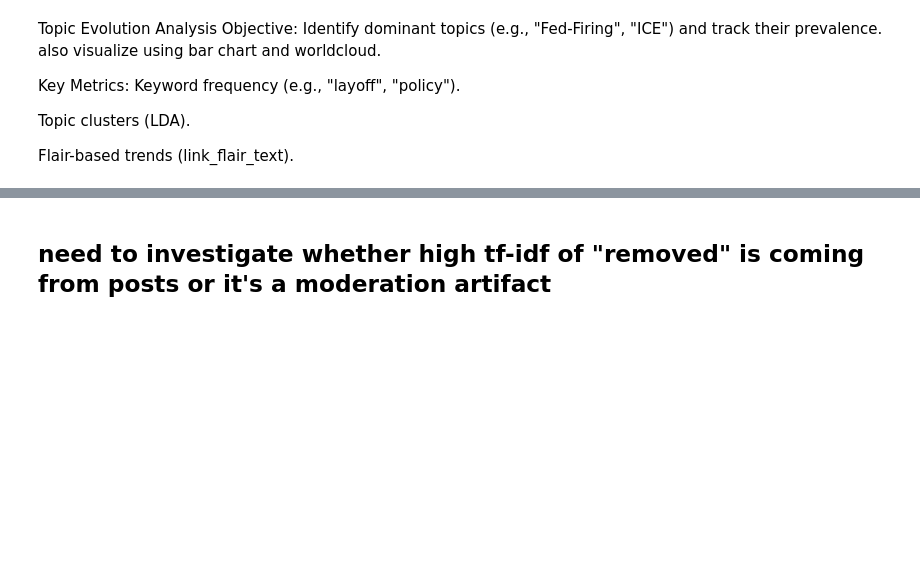
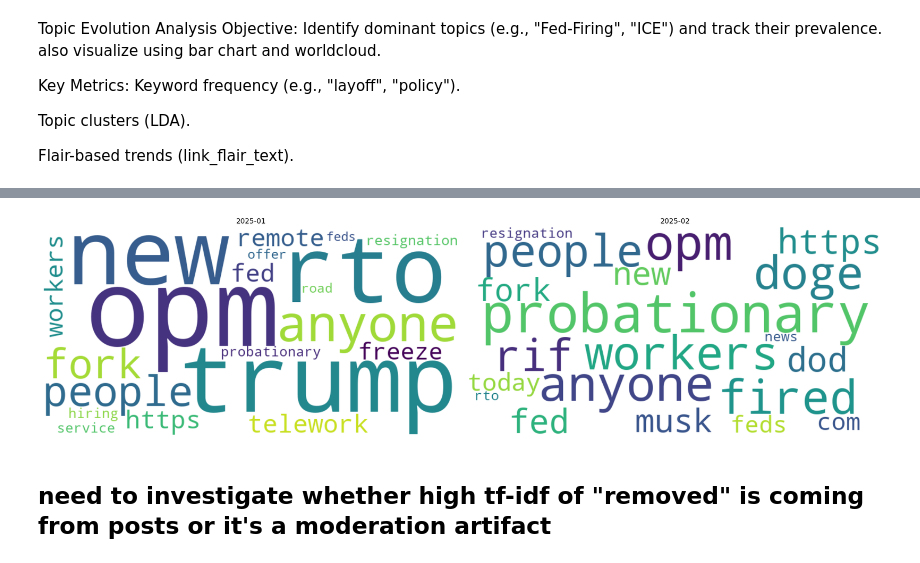
Before and after one commit to FahimShahriarAnik/Chaos_in_fedNews, a Jupyter notebook: data_analysis.ipynb, the cells around one changed output, grey strips where cells are left out. Cells and saved outputs as stored; diff of their text form; code cells hidden in the pictures; blank space fills up the shorter version.

```diff
--- a/data_analysis.ipynb
+++ b/data_analysis.ipynb
@@ -200,0 +214,71 @@ dtype: float64
+# %%
+from sklearn.feature_extraction.text import TfidfVectorizer
+from sklearn.decomposition import LatentDirichletAllocation
+import numpy as np
+import pandas as pd
+import matplotlib.pyplot as plt
+from nltk.corpus import stopwords
+
+SINGLE_STOPWORDS = set(stopwords.words('english')).union({
+    # General fillers
+    'get', 'got', 'like', 'know', 'one', 'thing', 'things', 'really', 'would', 'could', 'also',
+    'even', 'make', 'much', 'many', 'say', 'said', 'well', 'still', 'dont', 'didnt', 'cant', 'im',
+    'us', 'use', 'using', 'way', 'need', 'want', 'think', 'go', 'going', 'take', 'give', 'see', 'may',
+    # Contextless personal pronouns
+    'i', 'you', 'he', 'she', 'we', 'they', 'me', 'him', 'her', 'them', 'your', 'my', 'our', 'their',
+    # Domain-generic words
+    'agency', 'federal', 'employee', 'employees', 'government', 'position', 'job', 'jobs', 'office',
+    'manager', 'supervisor', 'human', 'resource', 'work', 'working', 'time', 'day', 'year', 'month',
+    'week', 'leave', 'pay', 'email', 'contact', 'title', 'context', 'question', 'concern', 'thank',
+    'please', 'subreddit', 'moderator', 'bot', 'automatically', 'performed', 'message', 'compose',
+    # Reddit/meta-specific terms
+    'removed', 'deleted', 'post', 'thread', 'comment', 'reply', 'upvote', 'downvote',
+})
+
+# Load and preprocess
+df = pd.read_json("2_months_data/filtered_posts.jsonl", lines=True)
+df["date"] = pd.to_datetime(df["created_utc"], unit="s")
+df["text"] = (df["title"] + " " + df["selftext"]) \
+                .str.replace(r"\[removed\]|\[deleted\]", "", regex=True, case=False)
+
+# Add a month column in YYYY-MM format
+df["month"] = df["date"].dt.to_period("M").astype(str)
+# Get the two months in sorted order
+months = sorted(df["month"].unique())
+
+# Prepare subplots
+fig, axes = plt.subplots(1, 2, figsize=(20, 8))
+
+for ax, month in zip(axes, months):
+    texts = df.loc[df["month"] == month, "text"].tolist()
+
+    # Compute TF-IDF
+    vect = TfidfVectorizer(stop_words=list(SINGLE_STOPWORDS), max_features=1000)
+    X = vect.fit_transform(texts)
+
+    # Sum scores per term
+    sums = X.sum(axis=0).A1
+    terms = vect.get_feature_names_out()
+    term_scores = dict(zip(terms, sums))
+
+    # Get top 20 terms
+    top20 = sorted(term_scores.items(), key=lambda x: x[1], reverse=True)[:20]
+    top_terms, top_scores = zip(*top20)
+
+    # Print them
+    print(f"\nTop 20 TF–IDF terms for {month}:")
+    for term, score in top20:
+        print(f"  {term}: {score:.2f}")
+
+    # Build word‐cloud only from top 20
+    wc = WordCloud(width=800, height=400, background_color="white")
+    wc.generate_from_frequencies(dict(top20))
+
+    # Plot
+    ax.imshow(wc, interpolation="bilinear")
+    ax.axis("off")
+    ax.set_title(f"{month}")
+
+plt.tight_layout()
+plt.show()
+# %% [output]
@@ -201,3 +302,4 @@ dtype: float64
+[figure, added]
 # %% [markdown]
 ## need to investigate whether high tf-idf of "removed" is coming from posts or it's a moderation artifact
 # %%
```
Also changed, not shown: parts of 3 cells of this notebook, 25 other files.
